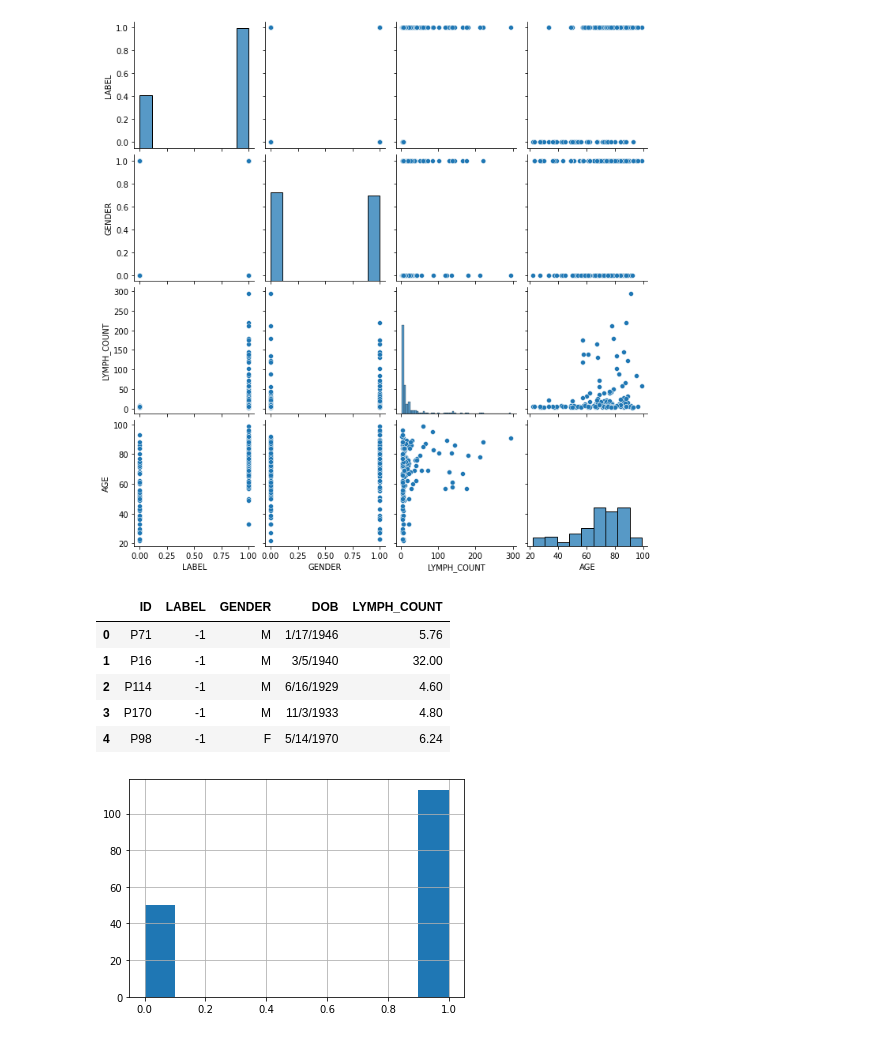
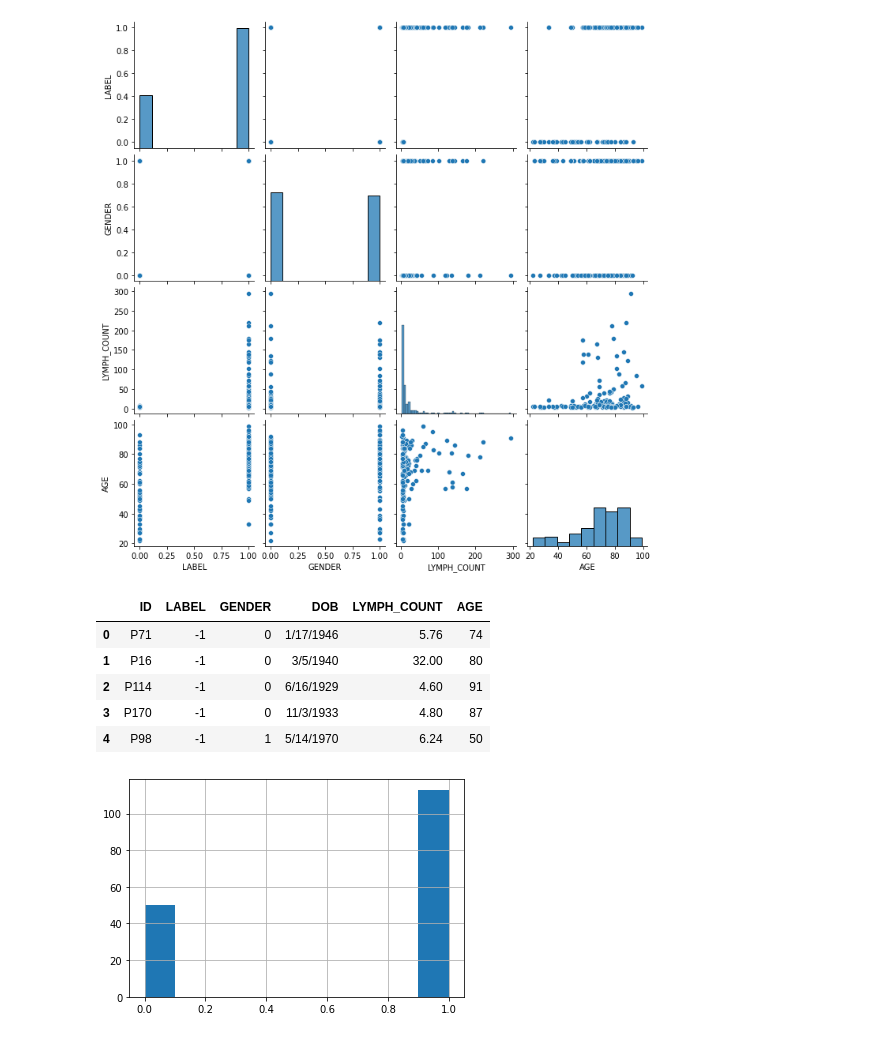
Before and after one commit to jaggbow/DLMI_Challenge, a Jupyter notebook: milbaseline.ipynb, the cells around one changed output. Cells and saved outputs as stored; diff of their text form; code cells hidden in the pictures.

```diff
--- a/milbaseline.ipynb
+++ b/milbaseline.ipynb
@@ -45,16 +62,19 @@ sns.pairplot(df_train[['LABEL', 'GENDER', 'LYMPH_COUNT', "AGE"]])
 # %% [output]
 <seaborn.axisgrid.PairGrid at 0x...>
 [figure]
-# %%
-df_test = pd.read_csv('../input/3md3070-dlmi/testset/testset_data.csv')
-df_test.head()
-# %% [output]
-|  | ID | LABEL | GENDER | DOB | LYMPH_COUNT |
-| 0 | P71 | -1 | M | 1/17/1946 | 5.76 |
-| 1 | P16 | -1 | M | 3/5/1940 | 32.00 |
-| 2 | P114 | -1 | M | 6/16/1929 | 4.60 |
-| 3 | P170 | -1 | M | 11/3/1933 | 4.80 |
-| 4 | P98 | -1 | F | 5/14/1970 | 6.24 |
+# %%
+df_test = pd.read_csv('../input/3md3070-dlmi/testset/testset_data.csv')
+df_test['GENDER'] = df_test.GENDER.apply(lambda x: int(x=='F'))
+df_test['DOB'] = df_test['DOB'].apply(lambda x: x.replace("-", "/"))
+df_test['AGE'] = df_test['DOB'].apply(lambda x: 2020-int(x.split("/")[-1]))
+df_test.head()
+# %% [output]
+|  | ID | LABEL | GENDER | DOB | LYMPH_COUNT | AGE |
+| 0 | P71 | -1 | 0 | 1/17/1946 | 5.76 | 74 |
+| 1 | P16 | -1 | 0 | 3/5/1940 | 32.00 | 80 |
+| 2 | P114 | -1 | 0 | 6/16/1929 | 4.60 | 91 |
+| 3 | P170 | -1 | 0 | 11/3/1933 | 4.80 | 87 |
+| 4 | P98 | -1 | 1 | 5/14/1970 | 6.24 | 50 |
 # %%
 df_train.LABEL.hist()
 plt.show()
```
Also changed, not shown: parts of 26 cells of this notebook.
